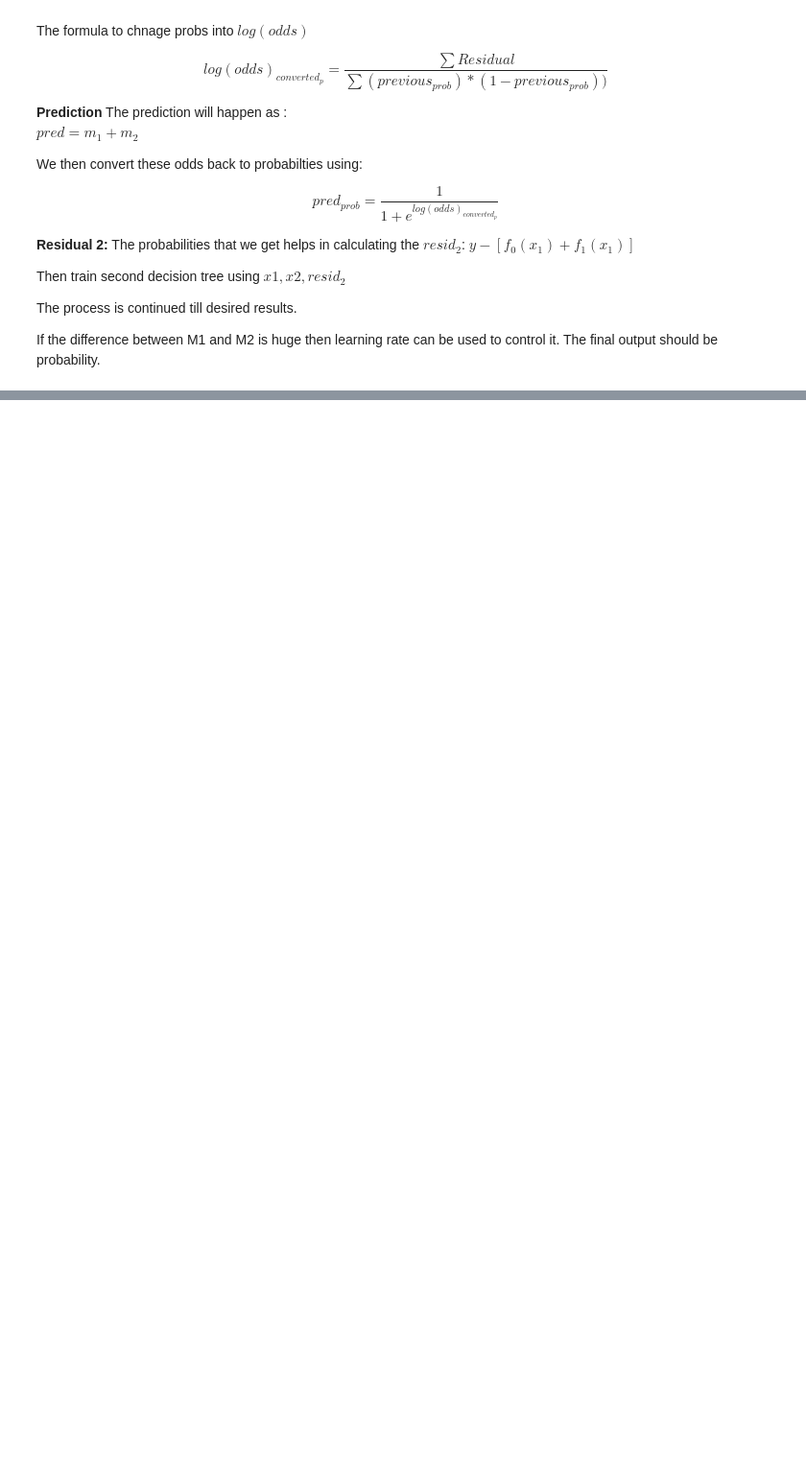
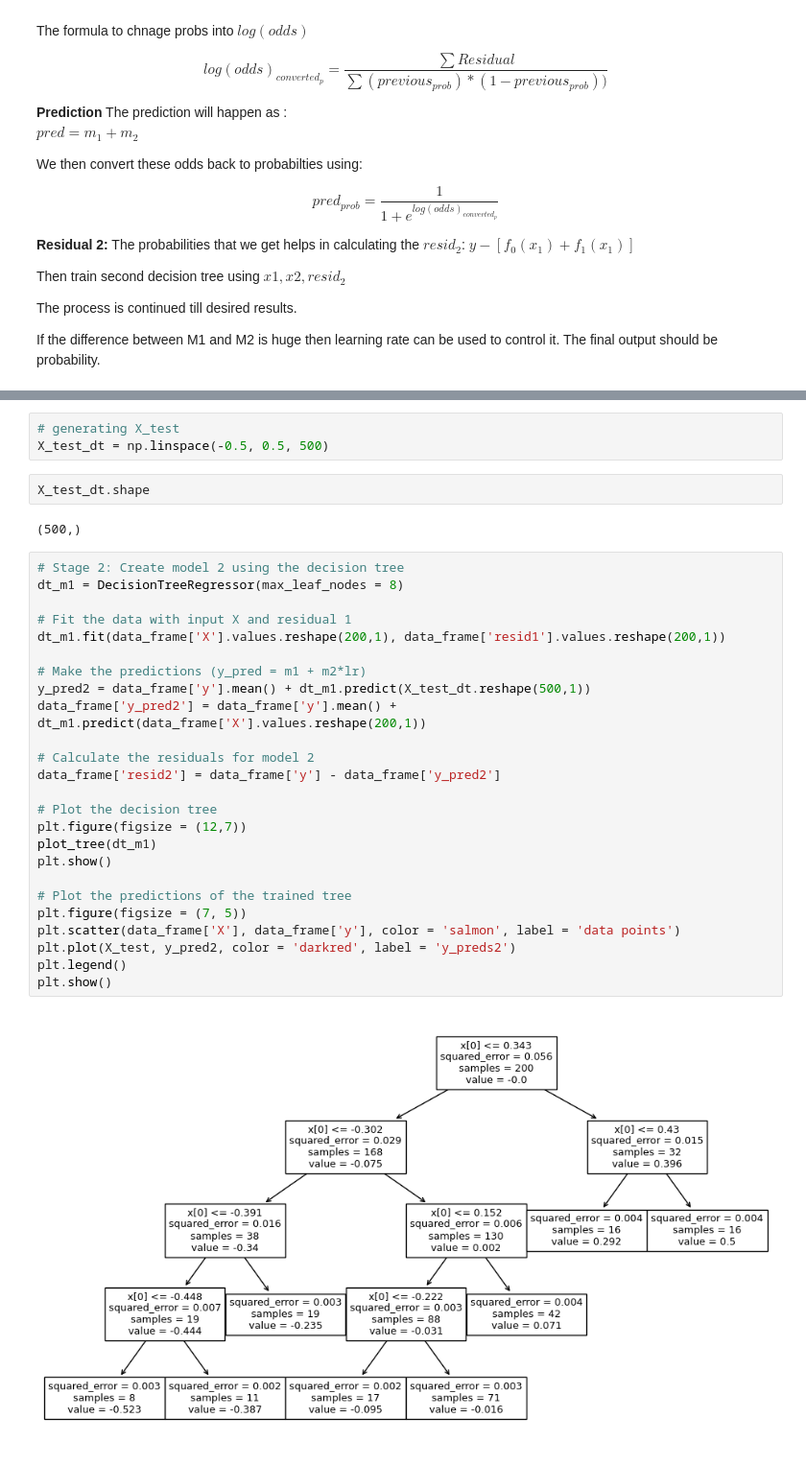
Before and after one commit to krutika-shimpi/MACHINE_LEARNING_MODELS, a Jupyter notebook: 08_EnsembleLearning/ML_ALGO_08_EnsembleLearning.ipynb, the cells around one changed output, grey strips where cells are left out. Shown at 96% size. Saved outputs shown, nothing was run; the diff lists cells and outputs as text; blank space fills up the shorter version.

```diff
--- a/08_EnsembleLearning/ML_ALGO_08_EnsembleLearning.ipynb
+++ b/08_EnsembleLearning/ML_ALGO_08_EnsembleLearning.ipynb
@@ -963,0 +1020,34 @@ X_data
+# %%
+# generating X_test
+X_test_dt = np.linspace(-0.5, 0.5, 500)
+# %%
+X_test_dt.shape
+# %% [output]
+(500,)
+# %%
+# Stage 2: Create model 2 using the decision tree
+dt_m1 = DecisionTreeRegressor(max_leaf_nodes = 8)
+
+# Fit the data with input X and residual 1
+dt_m1.fit(data_frame['X'].values.reshape(200,1), data_frame['resid1'].values.reshape(200,1))
+
+# Make the predictions (y_pred = m1 + m2*lr)
+y_pred2 = data_frame['y'].mean() + dt_m1.predict(X_test_dt.reshape(500,1))
+data_frame['y_pred2'] = data_frame['y'].mean() + dt_m1.predict(data_frame['X'].values.reshape(200,1))
+
+# Calculate the residuals for model 2
+data_frame['resid2'] = data_frame['y'] - data_frame['y_pred2']
+
+# Plot the decision tree
+plt.figure(figsize = (12,7))
+plot_tree(dt_m1)
+plt.show()
+
+# Plot the predictions of the trained tree
+plt.figure(figsize = (7, 5))
+plt.scatter(data_frame['X'], data_frame['y'], color = 'salmon', label = 'data points')
+plt.plot(X_test, y_pred2, color = 'darkred', label = 'y_preds2')
+plt.legend()
+plt.show()
+# %% [output]
+[figure, added]
```
Also changed, not shown: parts of 10 cells of this notebook.
